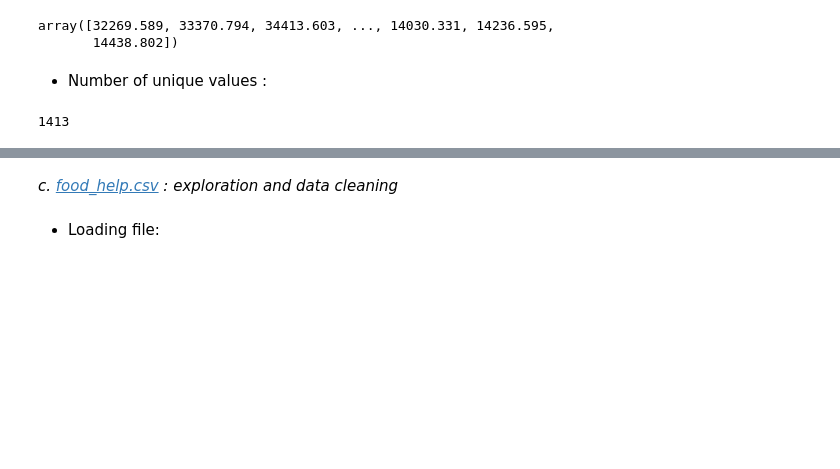
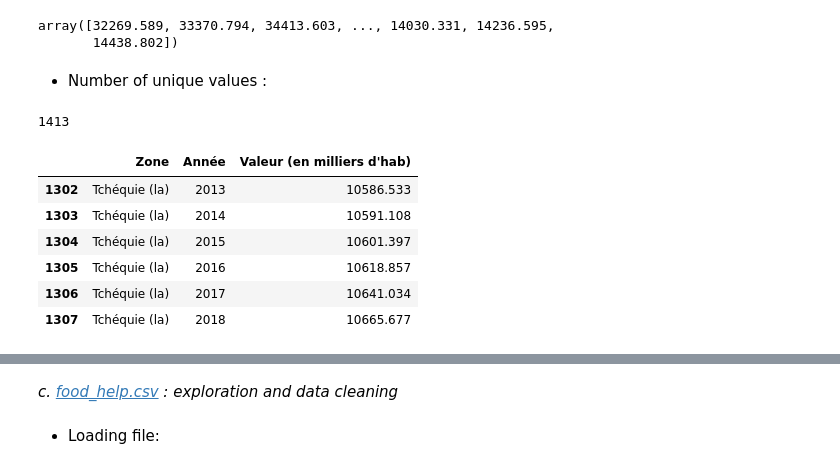
Before and after one commit to donia-nefiz/Public-health-research-with-python, a Jupyter notebook: Public-health-research-with-python .ipynb, the cells around one changed output, grey strips where cells are left out. Drawn from its saved outputs; the diff is of its cells as text; code cells hidden in the pictures; blank space fills up the shorter version.

```diff
--- a/Public-health-research-with-python .ipynb
+++ b/Public-health-research-with-python .ipynb
@@ -239,3 +239,17 @@ array([32269.589, 33370.794, 34413.603, ..., 14030.331, 14236.595,
 len(population["Valeur (en milliers d'hab)"].unique())
 # %% [output]
 1413
+# %%
+population = population.replace("Royaume-Uni de Grande-Bretagne et d'Irlande du Nord","Royaume-Uni")
+# %%
+population = population.replace("Tchéquie","Tchéquie (la)")
+# %%
+population.iloc[1302:1308]
+# %% [output]
+|  | Zone | Année | Valeur (en milliers d'hab) |
+| 1302 | Tchéquie (la) | 2013 | 10586.533 |
+| 1303 | Tchéquie (la) | 2014 | 10591.108 |
+| 1304 | Tchéquie (la) | 2015 | 10601.397 |
+| 1305 | Tchéquie (la) | 2016 | 10618.857 |
+| 1306 | Tchéquie (la) | 2017 | 10641.034 |
+| 1307 | Tchéquie (la) | 2018 | 10665.677 |
```
Also changed, not shown: parts of 15 cells of this notebook, 1 other file.
